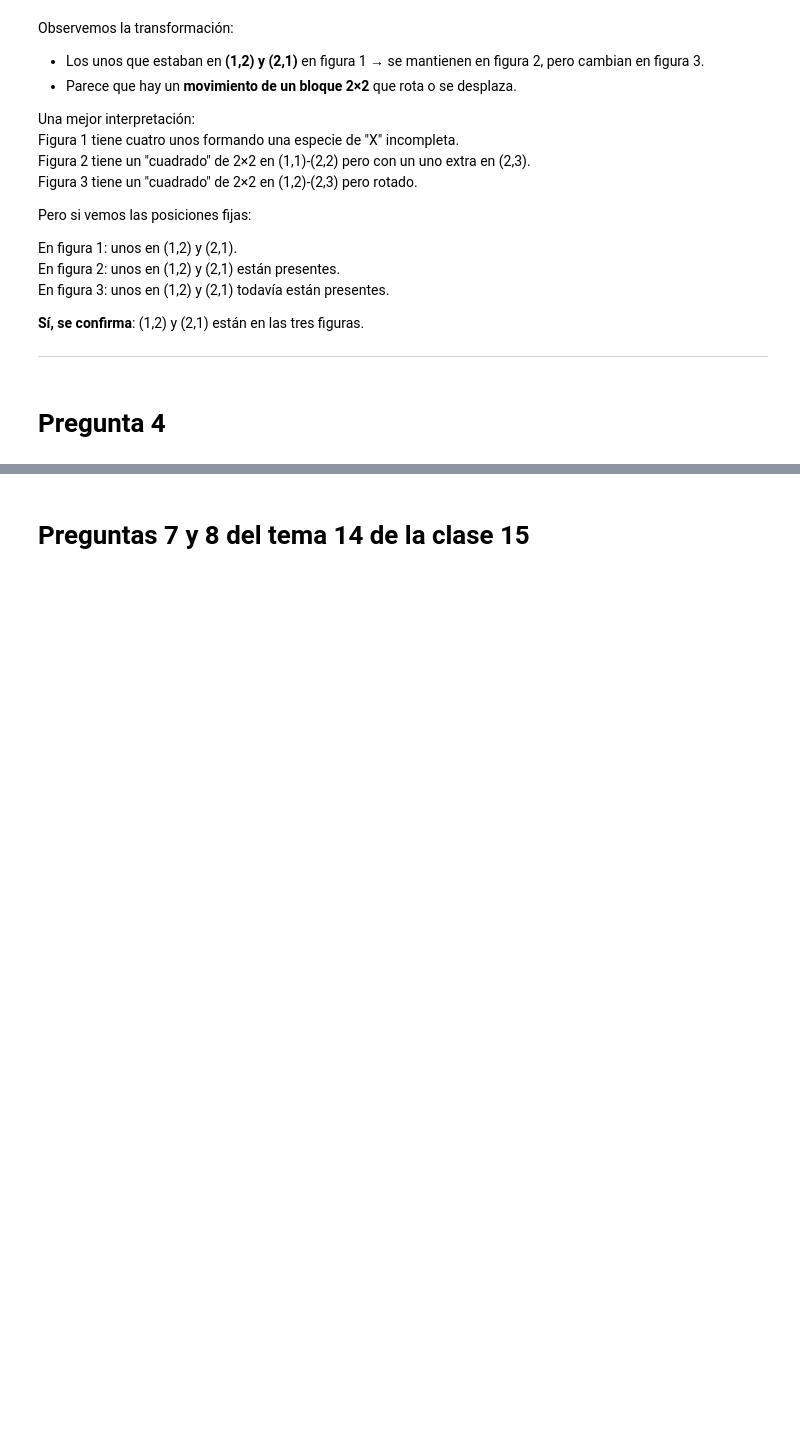
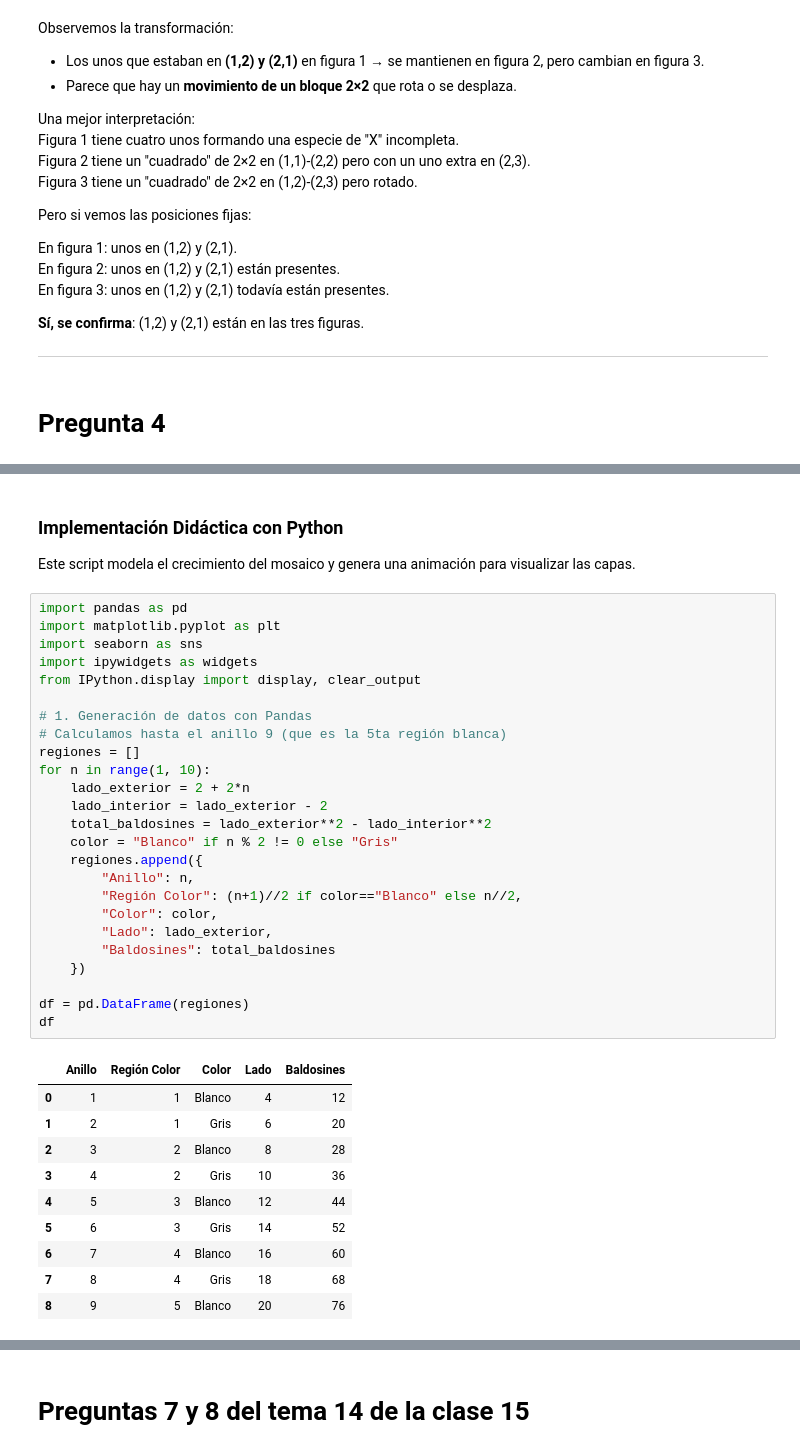
Before and after one commit to marco-canas/camino-udea, a Jupyter notebook: 6_razonamiento_geometrico/clase_15_series_graficas/clase_15_tema_14_series_graficas.ipynb, the cells around one changed output, grey strips where cells are left out. Drawn from its saved outputs; the diff is of its cells as text; blank space fills up the shorter version.

```diff
--- a/6_razonamiento_geometrico/clase_15_series_graficas/clase_15_tema_14_series_graficas.ipynb
+++ b/6_razonamiento_geometrico/clase_15_series_graficas/clase_15_tema_14_series_graficas.ipynb
@@ -455,0 +868,41 @@ En figura 3: unos en (1,2) y (2,1) todavía están presentes.
+# %% [markdown]
+
+### Implementación Didáctica con Python
+
+Este script modela el crecimiento del mosaico y genera una animación para visualizar las capas.
+# %%
+import pandas as pd
+import matplotlib.pyplot as plt
+import seaborn as sns
+import ipywidgets as widgets
+from IPython.display import display, clear_output
+
+# 1. Generación de datos con Pandas
+# Calculamos hasta el anillo 9 (que es la 5ta región blanca)
+regiones = []
+for n in range(1, 10):
+    lado_exterior = 2 + 2*n
+    lado_interior = lado_exterior - 2
+    total_baldosines = lado_exterior**2 - lado_interior**2
+    color = "Blanco" if n % 2 != 0 else "Gris"
+    regiones.append({
+        "Anillo": n,
+        "Región Color": (n+1)//2 if color=="Blanco" else n//2,
+        "Color": color,
+        "Lado": lado_exterior,
+        "Baldosines": total_baldosines
+    })
+
+df = pd.DataFrame(regiones)
+df
+# %% [output]
+|  | Anillo | Región Color | Color | Lado | Baldosines |
+| 0 | 1 | 1 | Blanco | 4 | 12 |
+| 1 | 2 | 1 | Gris | 6 | 20 |
+| 2 | 3 | 2 | Blanco | 8 | 28 |
+| 3 | 4 | 2 | Gris | 10 | 36 |
+| 4 | 5 | 3 | Blanco | 12 | 44 |
+| 5 | 6 | 3 | Gris | 14 | 52 |
+| 6 | 7 | 4 | Blanco | 16 | 60 |
+| 7 | 8 | 4 | Gris | 18 | 68 |
+| 8 | 9 | 5 | Blanco | 20 | 76 |
```
Also changed, not shown: parts of 15 cells of this notebook, 3 other files.
